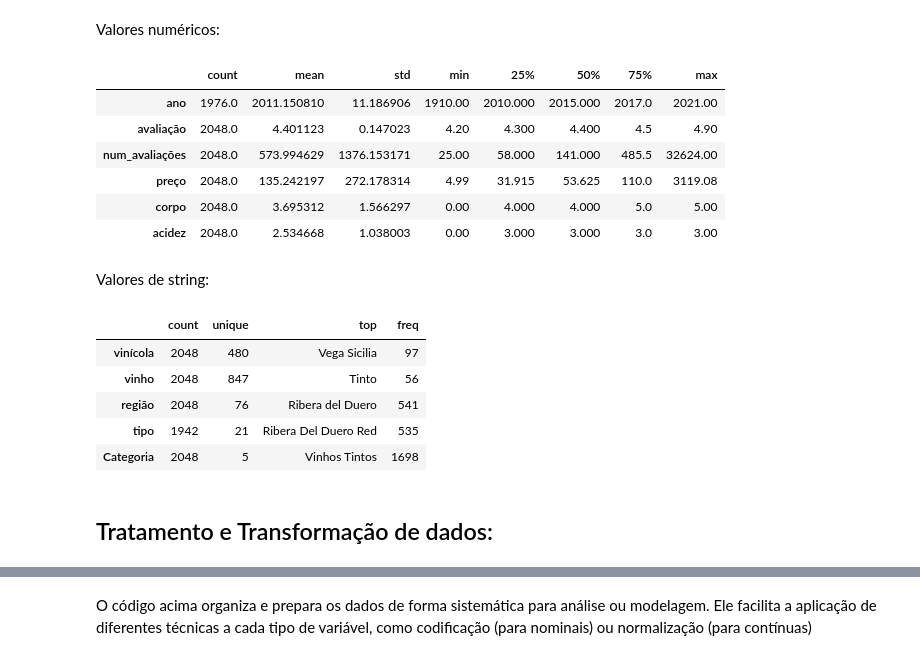
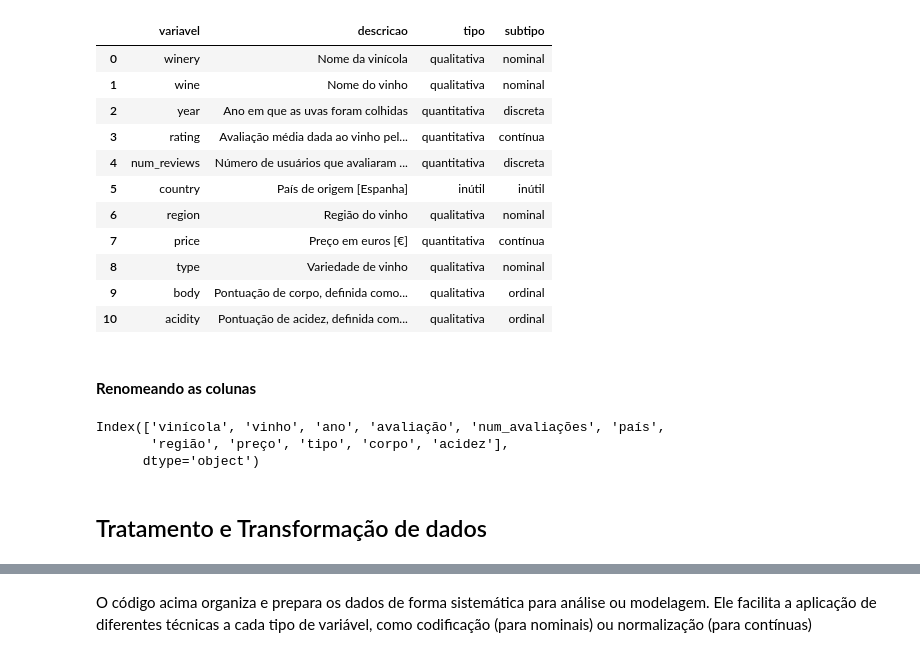
Before and after one commit to atlantico-academy/equipe5-2024.3, a Jupyter notebook: notebooks/02-comparative_analysis.ipynb, the cells around one changed output, grey strips where cells are left out. Drawn from its saved outputs; the diff is of its cells as text; code cells hidden in the pictures.

```diff
--- a/notebooks/02-comparative_analysis.ipynb
+++ b/notebooks/02-comparative_analysis.ipynb
@@ -75,23 +31,18 @@ memory usage: 176.1+ KB
-# %% [markdown]
-Valores numéricos:
-# %%
-df.describe().T
-# %% [output]
-|  | count | mean | std | min | 25% | 50% | 75% | max |
-| ano | 1976.0 | 2011.150810 | 11.186906 | 1910.00 | 2010.000 | 2015.000 | 2017.0 | 2021.00 |
-| avaliação | 2048.0 | 4.401123 | 0.147023 | 4.20 | 4.300 | 4.400 | 4.5 | 4.90 |
-| num_avaliações | 2048.0 | 573.994629 | 1376.153171 | 25.00 | 58.000 | 141.000 | 485.5 | 32624.00 |
-| preço | 2048.0 | 135.242197 | 272.178314 | 4.99 | 31.915 | 53.625 | 110.0 | 3119.08 |
-| corpo | 2048.0 | 3.695312 | 1.566297 | 0.00 | 4.000 | 4.000 | 5.0 | 5.00 |
-| acidez | 2048.0 | 2.534668 | 1.038003 | 0.00 | 3.000 | 3.000 | 3.0 | 3.00 |
-# %% [markdown]
-Valores de string:
-# %%
-df.describe(include='object').T
-# %% [output]
-|  | count | unique | top | freq |
-| vinícola | 2048 | 480 | Vega Sicilia | 97 |
-| vinho | 2048 | 847 | Tinto | 56 |
-| região | 2048 | 76 | Ribera del Duero | 541 |
-| tipo | 1942 | 21 | Ribera Del Duero Red | 535 |
-| Categoria | 2048 | 5 | Vinhos Tintos | 1698 |
+# %%
+df_dict = pd.read_csv('../data/external/dictionary.csv')
+df_dict
+# %% [output]
+|  | variavel | descricao | tipo | subtipo |
+| 0 | winery | Nome da vinícola | qualitativa | nominal |
+| 1 | wine | Nome do vinho | qualitativa | nominal |
+| 2 | year | Ano em que as uvas foram colhidas | quantitativa | discreta |
+| 3 | rating | Avaliação média dada ao vinho pel... | quantitativa | contínua |
+| 4 | num_reviews | Número de usuários que avaliaram ... | quantitativa | discreta |
+| 5 | country | País de origem [Espanha] | inútil | inútil |
+| 6 | region | Região do vinho | qualitativa | nominal |
+| 7 | price | Preço em euros [€] | quantitativa | contínua |
+| 8 | type | Variedade de vinho | qualitativa | nominal |
+| 9 | body | Pontuação de corpo, definida como... | qualitativa | ordinal |
+| 10 | acidity | Pontuação de acidez, definida com... | qualitativa | ordinal |
+# %% [markdown]
+#### **Renomeando as colunas**
@@ -98,3 +67,11 @@ df.describe(include='object').T
+# %%
+df_dict['variavel'] = df_dict['variavel'].replace(mapeamento_colunas)
+df = renomear_colunas(df, mapeamento_colunas)
+df.columns
+# %% [output]
+Index(['vinícola', 'vinho', 'ano', 'avaliação', 'num_avaliações', 'país',
+       'região', 'preço', 'tipo', 'corpo', 'acidez'],
+      dtype='object')
 # %% [markdown]
-## Tratamento e Transformação de dados:
+## Tratamento e Transformação de dados
 # %% [markdown]
```
Also changed, not shown: parts of 39 cells of this notebook, 5 other files.
